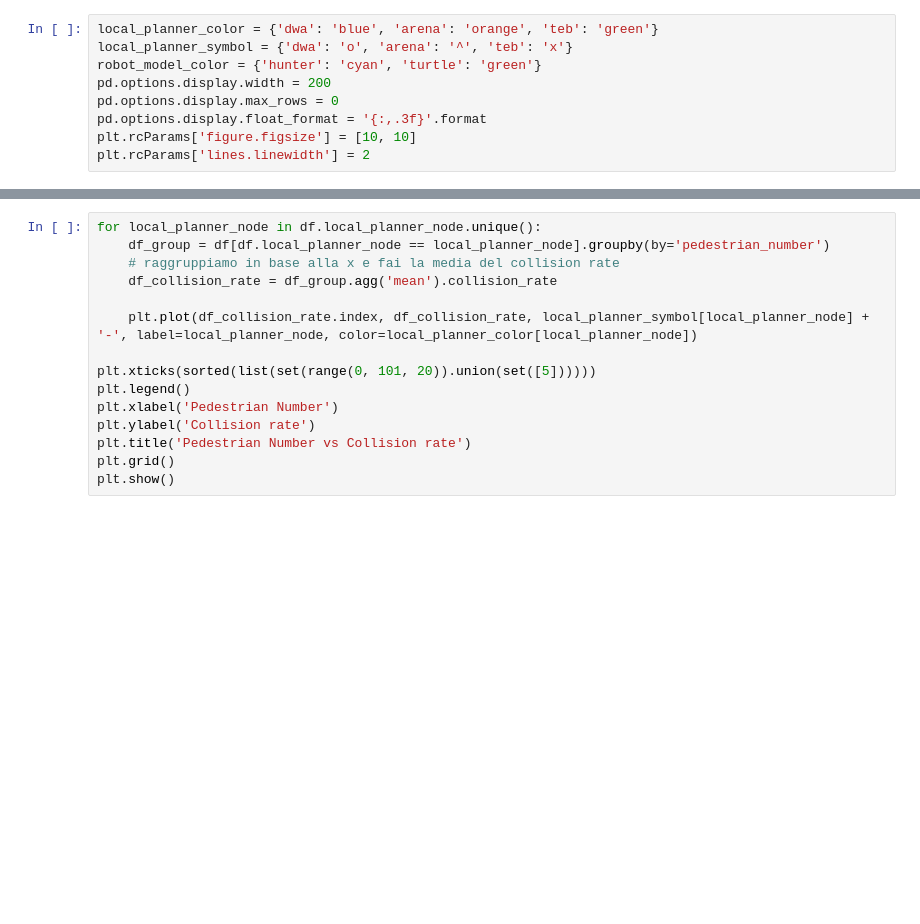
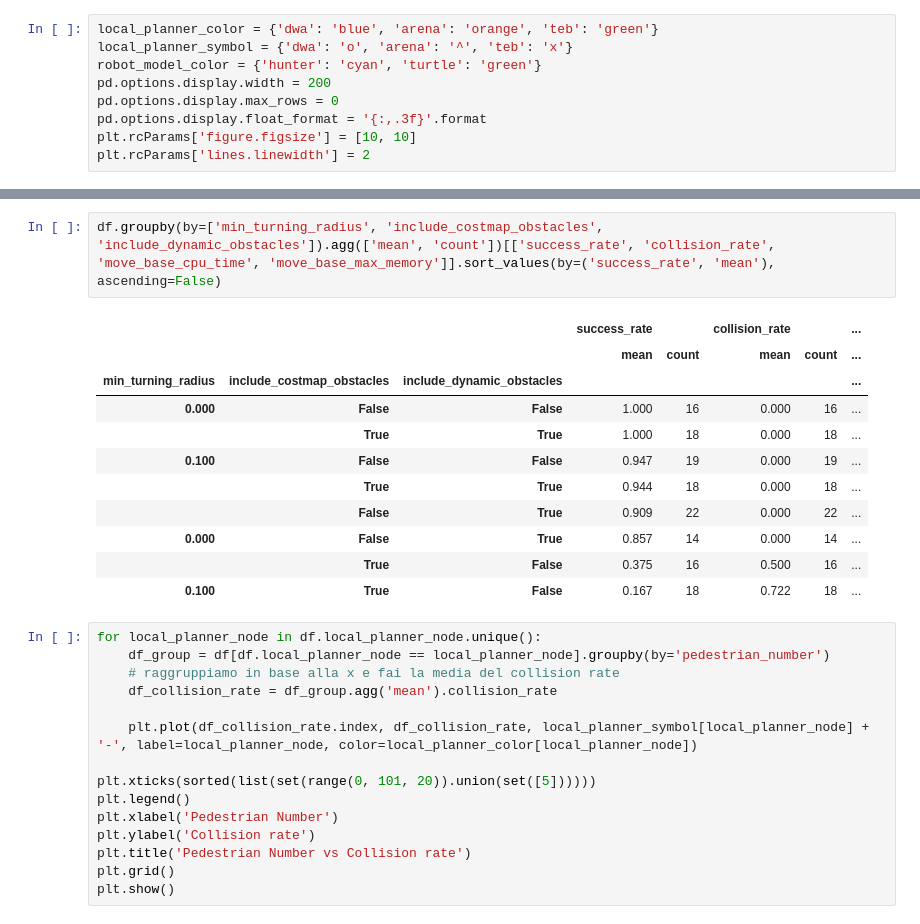
Before and after one commit to AIRLab-POLIMI/local_planning_performance_modelling, a Jupyter notebook: notebooks/thesis_plots.ipynb, the cells around one changed output, grey strips where cells are left out. Cells and saved outputs as stored; diff of their text form; blank space fills up the shorter version.

```diff
--- a/notebooks/thesis_plots.ipynb
+++ b/notebooks/thesis_plots.ipynb
@@ -142,3 +172,17 @@ df.groupby(by=['min_turning_radius', 'local_planner_node']).agg('mean')[['succes
+# %%
+df.groupby(by=['min_turning_radius', 'include_costmap_obstacles', 'include_dynamic_obstacles']).agg(['mean', 'count'])[['success_rate', 'collision_rate', 'move_base_cpu_time', 'move_base_max_memory']].sort_values(by=('success_rate', 'mean'), ascending=False)
+# %% [output]
+|  |  |  | success_rate |  | collision_rate |  | ... |
+|  |  |  | mean | count | mean | count | ... |
+| min_turning_radius | include_costmap_obstacles | include_dynamic_obstacles |  |  |  |  | ... |
+| 0.000 | False | False | 1.000 | 16 | 0.000 | 16 | ... |
+|  | True | True | 1.000 | 18 | 0.000 | 18 | ... |
+| 0.100 | False | False | 0.947 | 19 | 0.000 | 19 | ... |
+|  | True | True | 0.944 | 18 | 0.000 | 18 | ... |
+|  | False | True | 0.909 | 22 | 0.000 | 22 | ... |
+| 0.000 | False | True | 0.857 | 14 | 0.000 | 14 | ... |
+|  | True | False | 0.375 | 16 | 0.500 | 16 | ... |
+| 0.100 | True | False | 0.167 | 18 | 0.722 | 18 | ... |
 # %%
 for local_planner_node in df.local_planner_node.unique():
     df_group = df[df.local_planner_node == local_planner_node].groupby(by='pedestrian_number')
```
Also changed, not shown: parts of 5 cells of this notebook, 2 other files.
